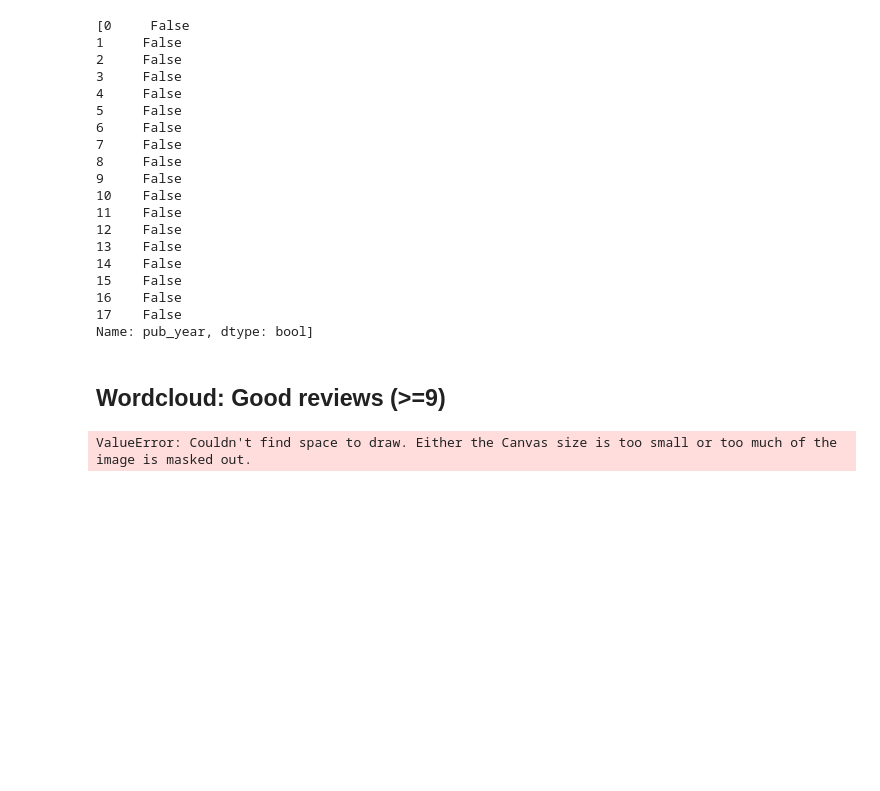
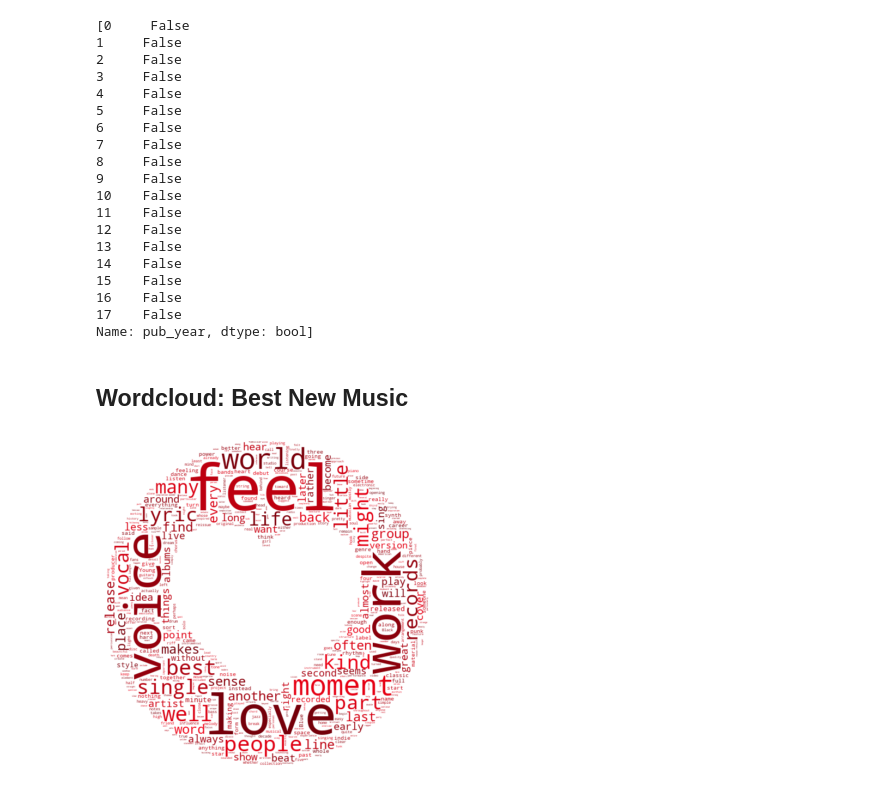
Before and after one commit to ZasadnyJan/Pitchfork_reviews_EDA, a Jupyter notebook: Main_notebook.ipynb, the cells around one changed output. Cells and saved outputs as stored; diff of their text form; code cells hidden in the pictures; blank space fills up the shorter version.

```diff
--- a/Main_notebook.ipynb
+++ b/Main_notebook.ipynb
@@ -327,30 +362,3 @@ print([years_reviews["pub_year"]==2017])
 16    False
 17    False
 Name: pub_year, dtype: bool]
-# %% [markdown]
-## Wordcloud: Good reviews (>=9)
-# %%
-def transform_format(val):
-    if val == 0:
-        return 255
-    else:
-        return val
-
-good_text = " ".join(review for review in df_reviews_main[df_reviews_main["score"]>=9]["content"])
-
-mask = np.array(Image.open("smiley.png"))
-mask = mask.reshape((mask.shape[0],-1), order='F')
-
-transformed_mask = np.ndarray((mask.shape[0],mask.shape[1]), np.int32)
-
-for i in range(len(mask)):
-    transformed_mask[i] = list(map(transform_format, mask[i]))
-
-wordcloud_good = WordCloud(background_color="white", max_words=1000, mask=transformed_mask).generate(good_text)
-
-plt.figure(figsize=[6,6])
-plt.imshow(wordcloud_good, interpolation="bilinear")
-plt.axis("off")
-plt.show()
-# %% [output]
-ValueError: Couldn't find space to draw. Either the Canvas size is too small or too much of the image is masked out.
@@ -358,0 +365,24 @@ mask
+# %% [markdown]
+## Wordcloud: Best New Music
+# %%
+def red_color_func(word=None, font_size=None, position=None, orientation=None, font_path=None, random_state=None):
+    h = int(360.0 * 252.0 / 255.0)
+    s = int(100.0 * 255.0 / 255.0)
+    l = int(100.0 * float(random_state.randint(60, 120)) / 255.0)
+
+    return "hsl({}, {}%, {}%)".format(h, s, l)
+
+stopwords = set(STOPWORDS)
+stopwords.update(["album", "one", "band", "song", "sound", "music", "songs", "record", "track", "time", "even", "make", "still", "s", "rock", "way", "sounds", "pop", "thing", "first", "guitar", "much", "now", "year","years", "made", "liner", "note", "come", "tracks", "know", "something", "title", "take", "shit", "shat" ,"though", "seem", "never"])
+
+good_text = " ".join(review for review in df_reviews_main[df_reviews_main["best_new_music"]==True]["content"])
+mask = np.asarray(Image.open("heart.jpg"))
+
+wordcloud_good = WordCloud(background_color="white", max_words=500, mask=mask, stopwords=stopwords, min_word_length=4,collocation_threshold= 12, color_func=red_color_func).generate(good_text)
+
+plt.figure(figsize=[6,6])
+plt.imshow(wordcloud_good, interpolation="bilinear")
+plt.axis("off")
+plt.show()
+# %% [output]
+[figure, added]
```
Also changed, not shown: parts of 13 cells of this notebook, 1 other file.
